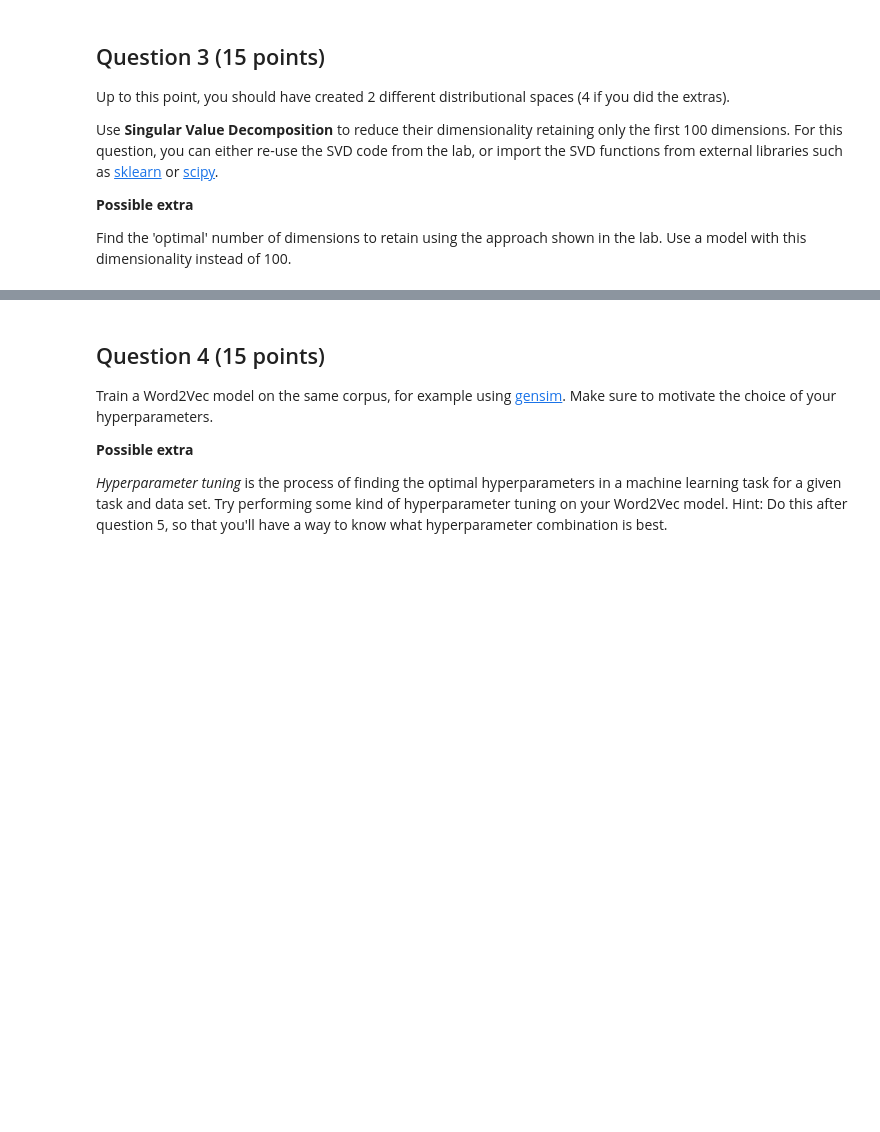
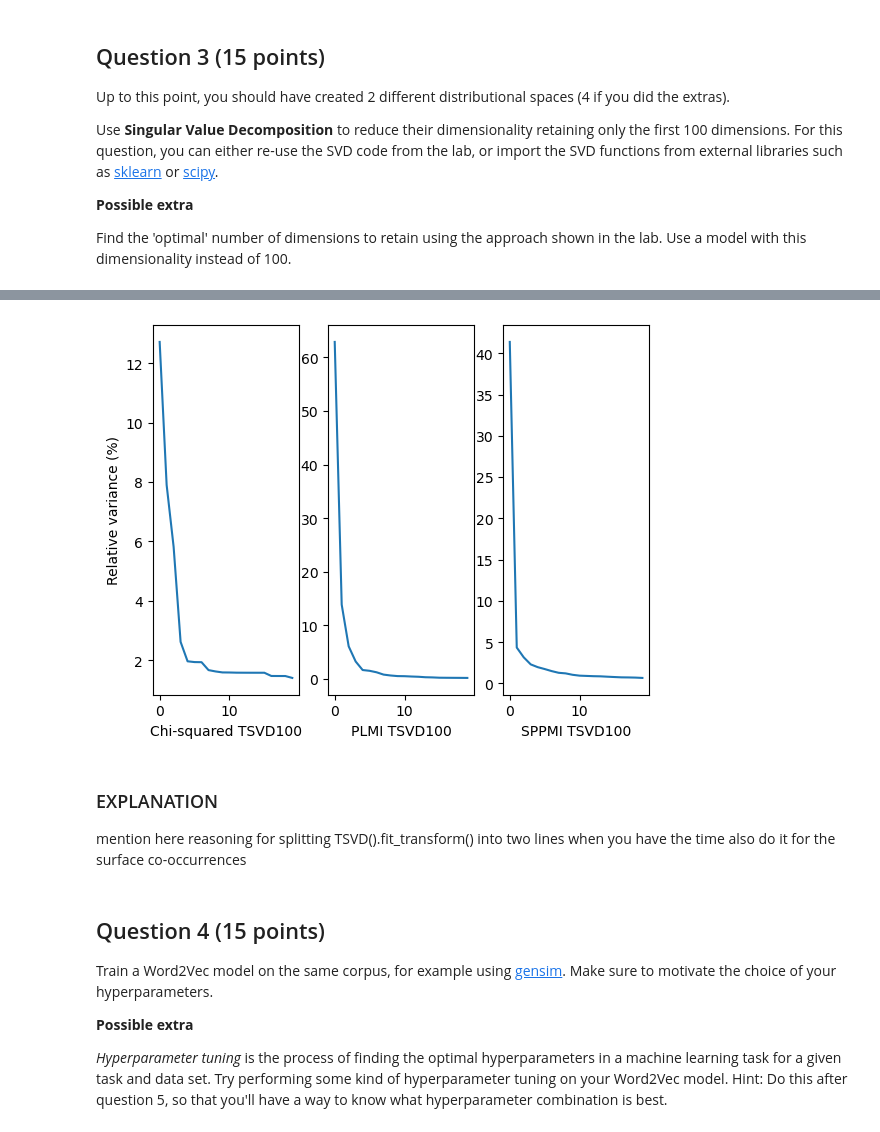
Before and after one commit to zhao-rry/AUC_TM_2025, a Jupyter notebook: my_stuff/ass2_harry/notebook.ipynb, the cells around one changed output, grey strips where cells are left out. Saved outputs shown, nothing was run; the diff lists cells and outputs as text; code cells hidden in the pictures; blank space fills up the shorter version.

```diff
--- a/my_stuff/ass2_harry/notebook.ipynb
+++ b/my_stuff/ass2_harry/notebook.ipynb
@@ -291,14 +303,20 @@ Find the 'optimal' number of dimensions to retain using the approach shown in th
 
 from sklearn.decomposition import TruncatedSVD as TSVD
 from sklearn.metrics.pairwise import cosine_similarity
+import matplotlib.pyplot as plt
 
 dimensions = 100
 
-chisq_tsvd100_mat = TSVD(n_components = dimensions, algorithm = "arpack").fit_transform(chisq_mat)
-chisq_tsvd100_sim_mat = cosine_similarity(chisq_tsvd100_mat)
+# do here the same for surface co-occurrences?
 
-plmi_tsvd100_mat = TSVD(n_components = dimensions, algorithm = "arpack").fit_transform(plmi_mat)
-plmi_tsvd100_sim_mat = cosine_similarity(plmi_tsvd100_mat)
+chisq_tsvd100_mat = TSVD(n_components = dimensions, algorithm = "arpack")
+chisq_tsvd100_mat.fit_transform(chisq_mat)
+# chisq_tsvd100_sim_mat = cosine_similarity(chisq_tsvd100_mat)
 
-sppmi_tsvd100_mat = TSVD(n_components = dimensions, algorithm = "arpack").fit_transform(sppmi_mat)
-sppmi_tsvd100_sim_mat = cosine_similarity(sppmi_tsvd100_mat)
+plmi_tsvd100_mat = TSVD(n_components = dimensions, algorithm = "arpack")
+plmi_tsvd100_mat.fit_transform(plmi_mat)
+# plmi_tsvd100_sim_mat = cosine_similarity(plmi_tsvd100_mat)
+
+sppmi_tsvd100_mat = TSVD(n_components = dimensions, algorithm = "arpack")
+sppmi_tsvd100_mat.fit_transform(sppmi_mat)
+# sppmi_tsvd100_sim_mat = cosine_similarity(sppmi_tsvd100_mat)
@@ -306,0 +337,22 @@ sppmi_tsvd100_sim_mat = cosine_similarity(sppmi_tsvd100_mat)
+# %%
+# finding optimal number of dimensions
+
+measure_to_mat = {"Chi-squared TSVD100": chisq_tsvd100_mat,
+                 "PLMI TSVD100": plmi_tsvd100_mat,
+                 "SPPMI TSVD100": sppmi_tsvd100_mat}
+
+fig, axes = plt.subplots(1, 3)
+
+for i, (measure, matrix) in enumerate(measure_to_mat.items()):
+    S = matrix.singular_values_
+    explained_var = (S ** 2 / sum(S ** 2)) * 100
+    y = explained_var[:20]
+    x = np.arange(len(y))
+
+    axes[i].plot(x, y, ls = '-')
+    axes[i].set(xlabel = measure)
+
+axes[0].set(ylabel = "Relative variance (%)")
+plt.show()
+# %% [output]
+[figure, added]
@@ -307,3 +371,8 @@ sppmi_tsvd100_sim_mat = cosine_similarity(sppmi_tsvd100_mat)
+# %% [markdown]
+<h3> EXPLANATION </h3>
+
+mention here reasoning for splitting TSVD().fit_transform() into two lines
+when you have the time also do it for the surface co-occurrences
 # %% [markdown]
 ## Question 4 (15 points)
 
```
Also changed, not shown: parts of 6 cells of this notebook.
